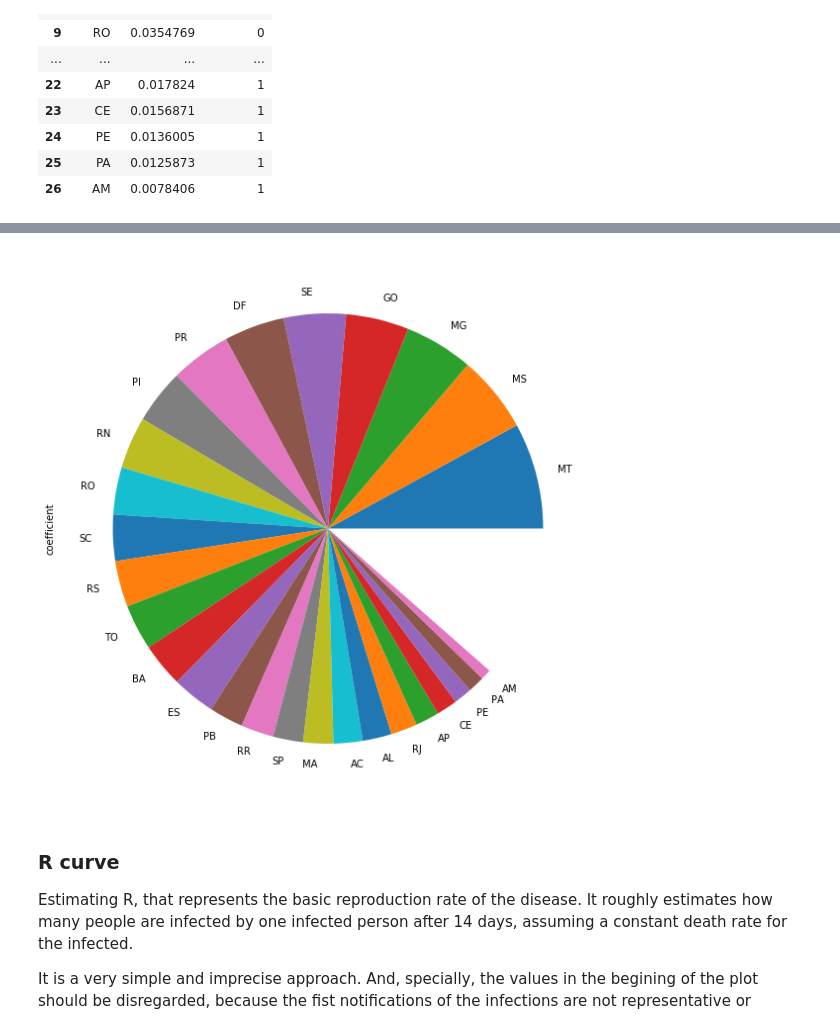
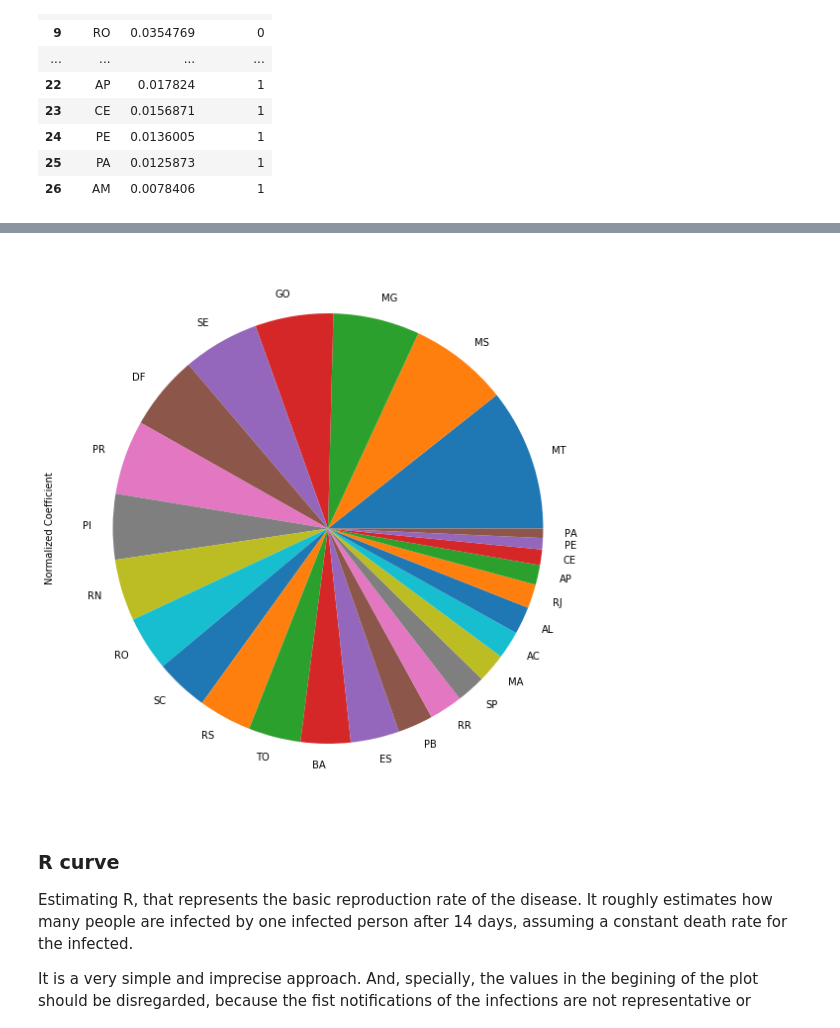
Before and after one commit to ricardocopa/Covid19, a Jupyter notebook: COVID19-DataAnalysisForBrazil.ipynb, the cells around one changed output, grey strips where cells are left out. Drawn from its saved outputs; the diff is of its cells as text; code cells hidden in the pictures.

```diff
--- a/COVID19-DataAnalysisForBrazil.ipynb
+++ b/COVID19-DataAnalysisForBrazil.ipynb
@@ -656,11 +633,9 @@ coef10days.shape
 # %%
-normalized_df=(df-df.min())/(df.max()-df.min())
+coef10days['Normalized Coefficient'] = (coef10days['coefficient']-coef10days['coefficient'].min())/(coef10days['coefficient'].max()-coef10days['coefficient'].min())
 
-normCoef10days['coefficient'] = (df-df.min())/(df.max()-df.min())
-
-_ = coef10days.plot.pie(y='coefficient', figsize=(10, 10), legend=False)
+_ = coef10days.plot.pie(y='Normalized Coefficient', figsize=(10, 10), legend=False)
 # %% [output]
-[figure, old version]
+[figure, new version]
 # %% [markdown]
 ### R curve
 Estimating R, that represents the basic reproduction rate of the disease. It roughly estimates how many people are infected by one infected person after 14 days, assuming a constant death rate for the infected.
```
Also changed, not shown: parts of 1 cell of this notebook.
